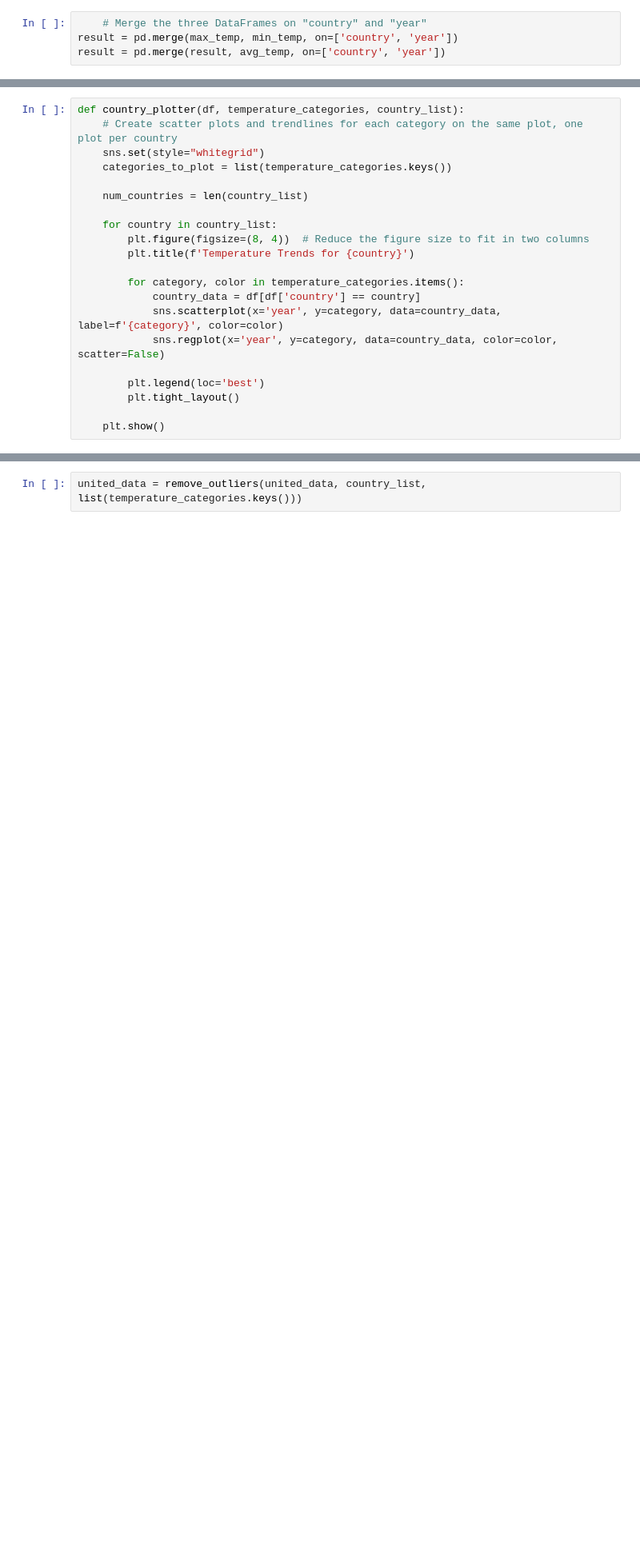
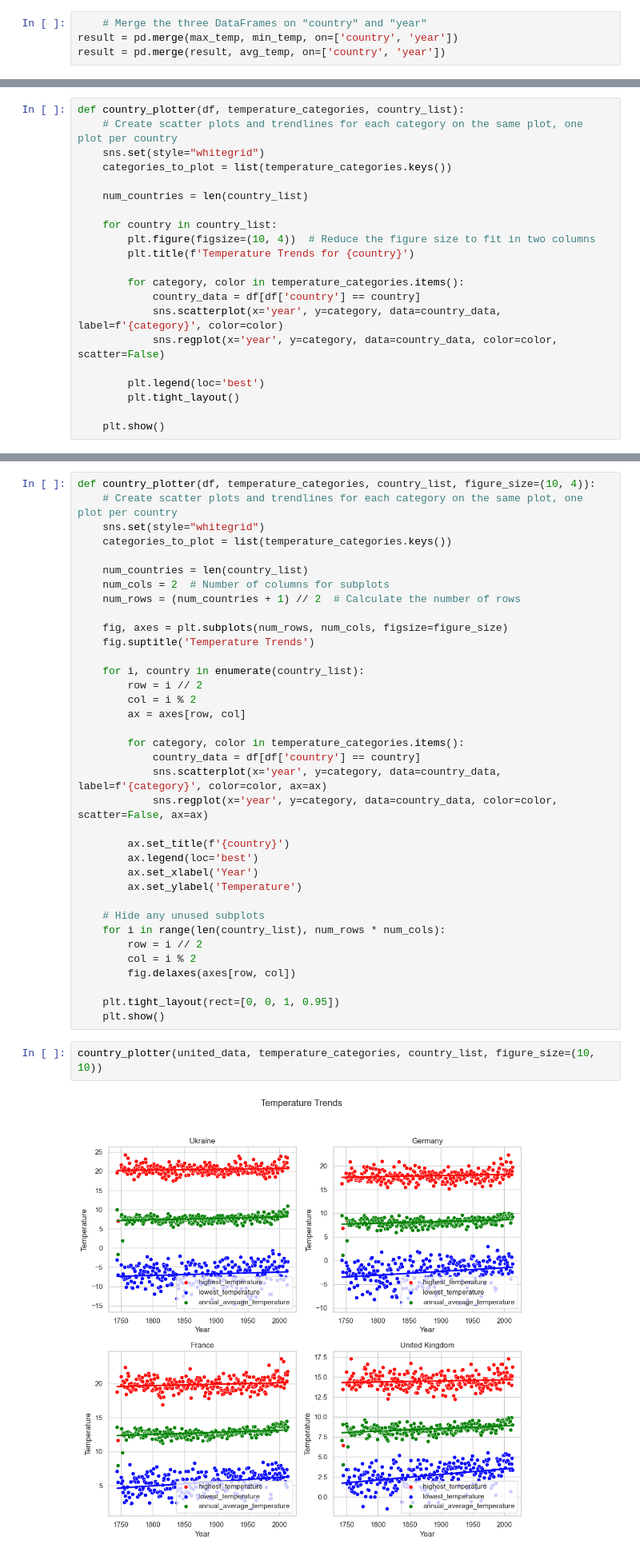
Before and after one commit to IllyaUA/FinalProject, a Jupyter notebook: code/IGClimaChange_FiPro.ipynb, the cells around one changed output, grey strips where cells are left out. Shown at 80% size. Drawn from its saved outputs; the diff is of its cells as text; blank space fills up the shorter version.

```diff
--- a/code/IGClimaChange_FiPro.ipynb
+++ b/code/IGClimaChange_FiPro.ipynb
@@ -165,7 +176,7 @@ def country_plotter(df, temperature_categories, country_list):
     num_countries = len(country_list)
 
     for country in country_list:
-        plt.figure(figsize=(8, 4))  # Reduce the figure size to fit in two columns
+        plt.figure(figsize=(10, 4))  # Reduce the figure size to fit in two columns
         plt.title(f'Temperature Trends for {country}')
 
         for category, color in temperature_categories.items():
@@ -260,2 +198,40 @@ def create_linear_regression_plots(regressors, df, temperature_categories, count
-# %%
-united_data = remove_outliers(united_data, country_list, list(temperature_categories.keys()))
+# %%
+def country_plotter(df, temperature_categories, country_list, figure_size=(10, 4)):
+    # Create scatter plots and trendlines for each category on the same plot, one plot per country
+    sns.set(style="whitegrid")
+    categories_to_plot = list(temperature_categories.keys())
+
+    num_countries = len(country_list)
+    num_cols = 2  # Number of columns for subplots
+    num_rows = (num_countries + 1) // 2  # Calculate the number of rows
+
+    fig, axes = plt.subplots(num_rows, num_cols, figsize=figure_size)
+    fig.suptitle('Temperature Trends')
+
+    for i, country in enumerate(country_list):
+        row = i // 2
+        col = i % 2
+        ax = axes[row, col]
+
+        for category, color in temperature_categories.items():
+            country_data = df[df['country'] == country]
+            sns.scatterplot(x='year', y=category, data=country_data, label=f'{category}', color=color, ax=ax)
+            sns.regplot(x='year', y=category, data=country_data, color=color, scatter=False, ax=ax)
+
+        ax.set_title(f'{country}')
+        ax.legend(loc='best')
+        ax.set_xlabel('Year')
+        ax.set_ylabel('Temperature')
+
+    # Hide any unused subplots
+    for i in range(len(country_list), num_rows * num_cols):
+        row = i // 2
+        col = i % 2
+        fig.delaxes(axes[row, col])
+
+    plt.tight_layout(rect=[0, 0, 1, 0.95])
+    plt.show()
+# %%
+country_plotter(united_data, temperature_categories, country_list, figure_size=(10, 10))
+# %% [output]
+[figure, added]
```
Also changed, not shown: parts of 31 cells of this notebook.
